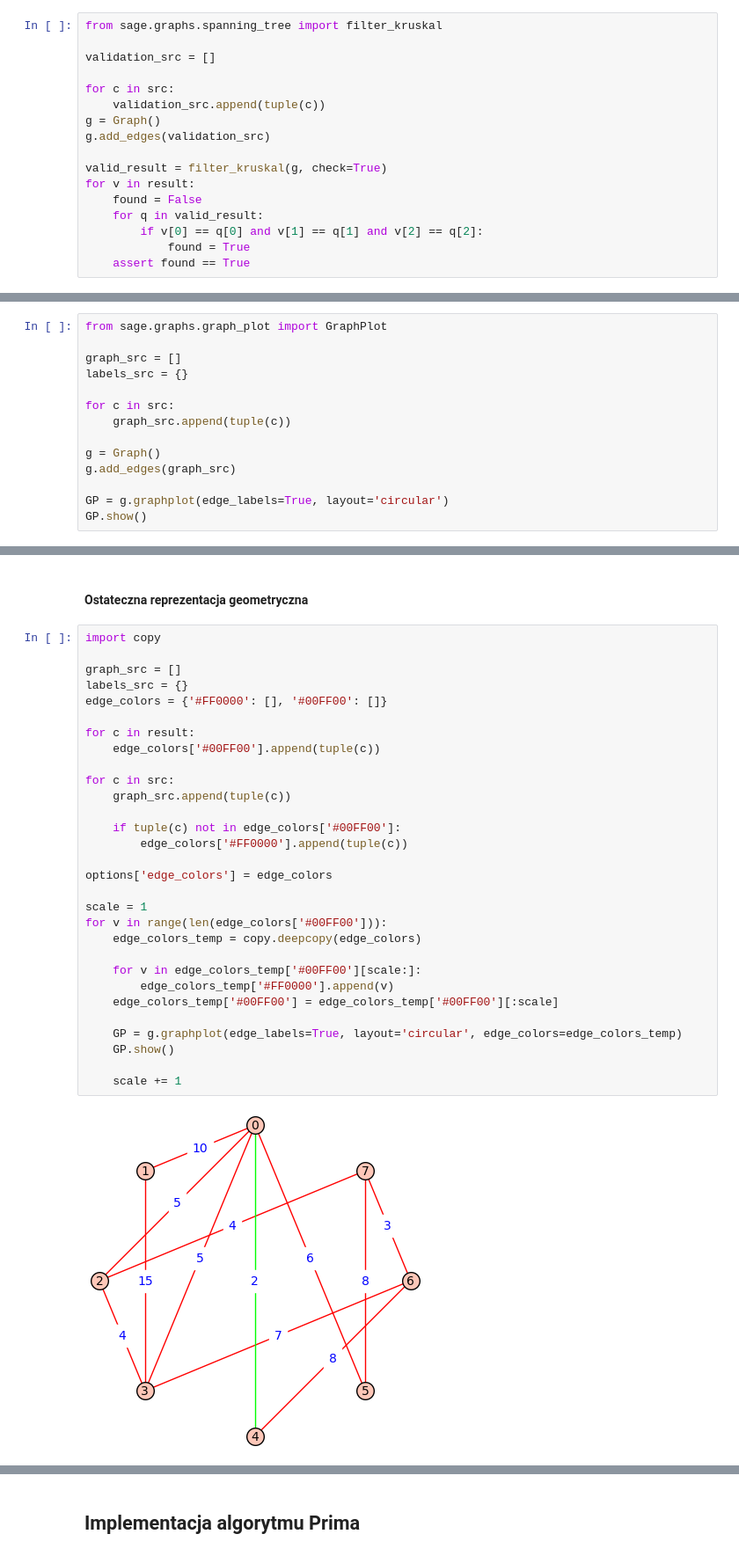
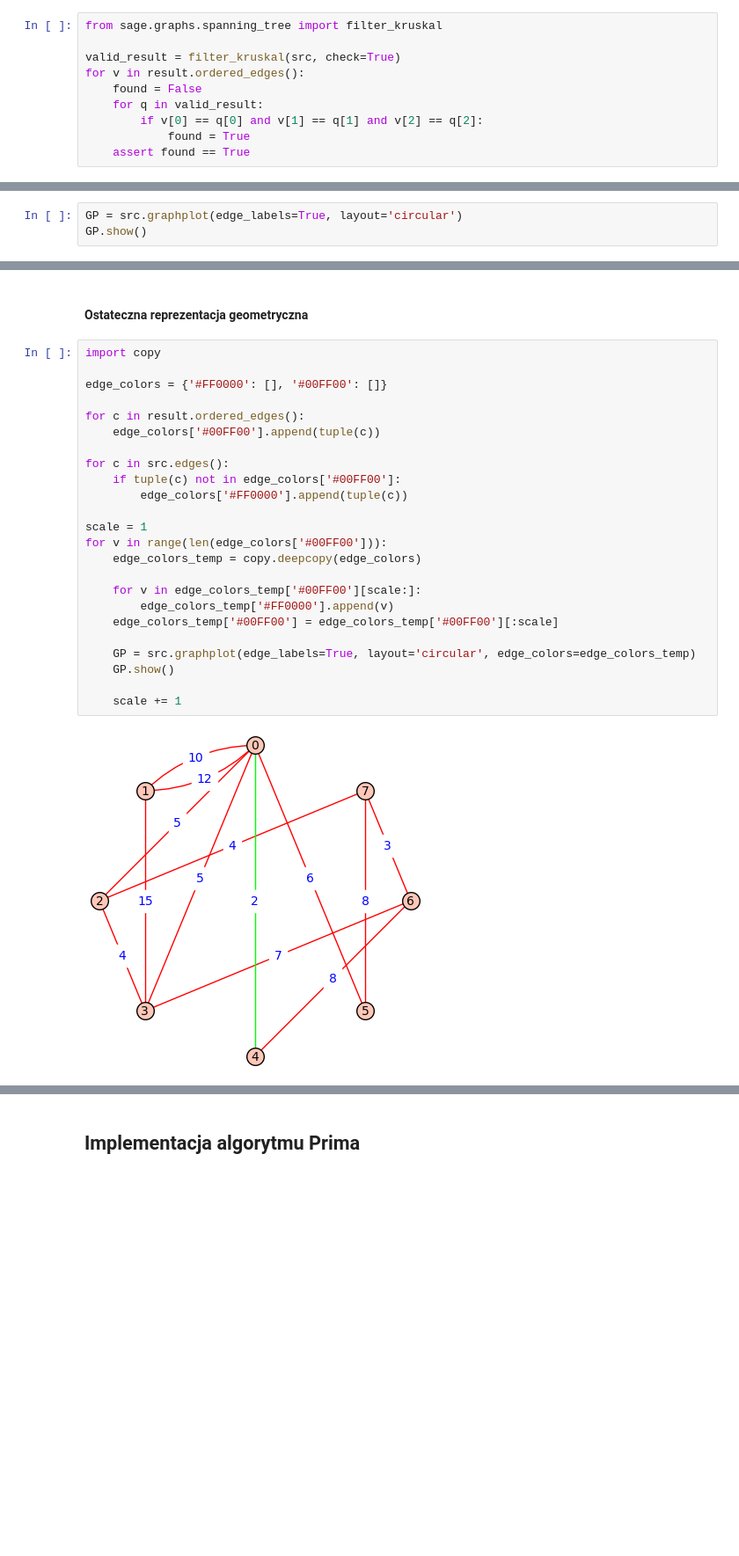
Before and after one commit to YarikRevich/mst_algorithms, a Jupyter notebook: Algorytmy wyznaczania MST.ipynb, the cells around one changed output, grey strips where cells are left out. Shown: that part at 88% size. Saved outputs shown, nothing was run; the diff lists cells and outputs as text; blank space fills up the shorter version.

```diff
--- a/Algorytmy wyznaczania MST.ipynb
+++ b/Algorytmy wyznaczania MST.ipynb
@@ -194,15 +215,8 @@ Sprawdzenie poprawności odbywa się przy pomocy wbudowanej w środowisko **Sage
 # %%
 from sage.graphs.spanning_tree import filter_kruskal
 
-validation_src = []
-
-for c in src:
-    validation_src.append(tuple(c))
-g = Graph()
-g.add_edges(validation_src)
-
-valid_result = filter_kruskal(g, check=True)
-for v in result:
+valid_result = filter_kruskal(src, check=True)
+for v in result.ordered_edges():
     found = False
     for q in valid_result:
         if v[0] == q[0] and v[1] == q[1] and v[2] == q[2]:
@@ -210,17 +224,3 @@ for v in result:
     assert found == True
 # %% [markdown]
 #### Początkowa reprezentacja geometryczna
-# %%
-from sage.graphs.graph_plot import GraphPlot
-
-graph_src = []
-labels_src = {}
-
-for c in src:
-    graph_src.append(tuple(c))
-
-g = Graph()
-g.add_edges(graph_src)
-
-GP = g.graphplot(edge_labels=True, layout='circular')
-GP.show()
@@ -228,0 +227,3 @@ GP.show()
+# %%
+GP = src.graphplot(edge_labels=True, layout='circular')
+GP.show()
@@ -231,32 +234,26 @@ GP.show()
 # %%
 import copy
 
-graph_src = []
-labels_src = {}
 edge_colors = {'#FF0000': [], '#00FF00': []}
 
-for c in result:
+for c in result.ordered_edges():
     edge_colors['#00FF00'].append(tuple(c))
 
-for c in src:
-    graph_src.append(tuple(c))
-
+for c in src.edges():
     if tuple(c) not in edge_colors['#00FF00']:
         edge_colors['#FF0000'].append(tuple(c))
-
-options['edge_colors'] = edge_colors
 
 scale = 1
 for v in range(len(edge_colors['#00FF00'])):
     edge_colors_temp = copy.deepcopy(edge_colors)
 
     for v in edge_colors_temp['#00FF00'][scale:]:
         edge_colors_temp['#FF0000'].append(v)
     edge_colors_temp['#00FF00'] = edge_colors_temp['#00FF00'][:scale]
 
-    GP = g.graphplot(edge_labels=True, layout='circular', edge_colors=edge_colors_temp)
+    GP = src.graphplot(edge_labels=True, layout='circular', edge_colors=edge_colors_temp)
     GP.show()
 
     scale += 1
 # %% [output]
-[figure, old version]
+[figure, new version]
```
Also changed, not shown: parts of 14 cells of this notebook.
